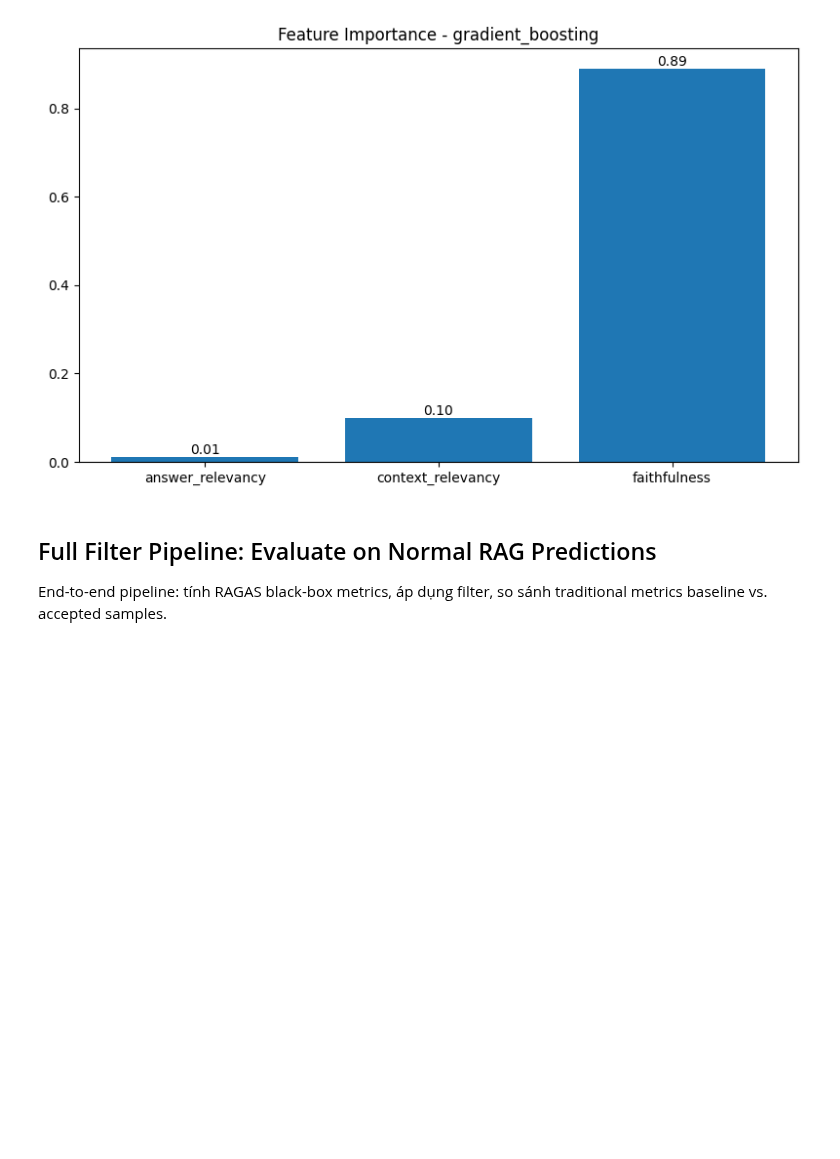
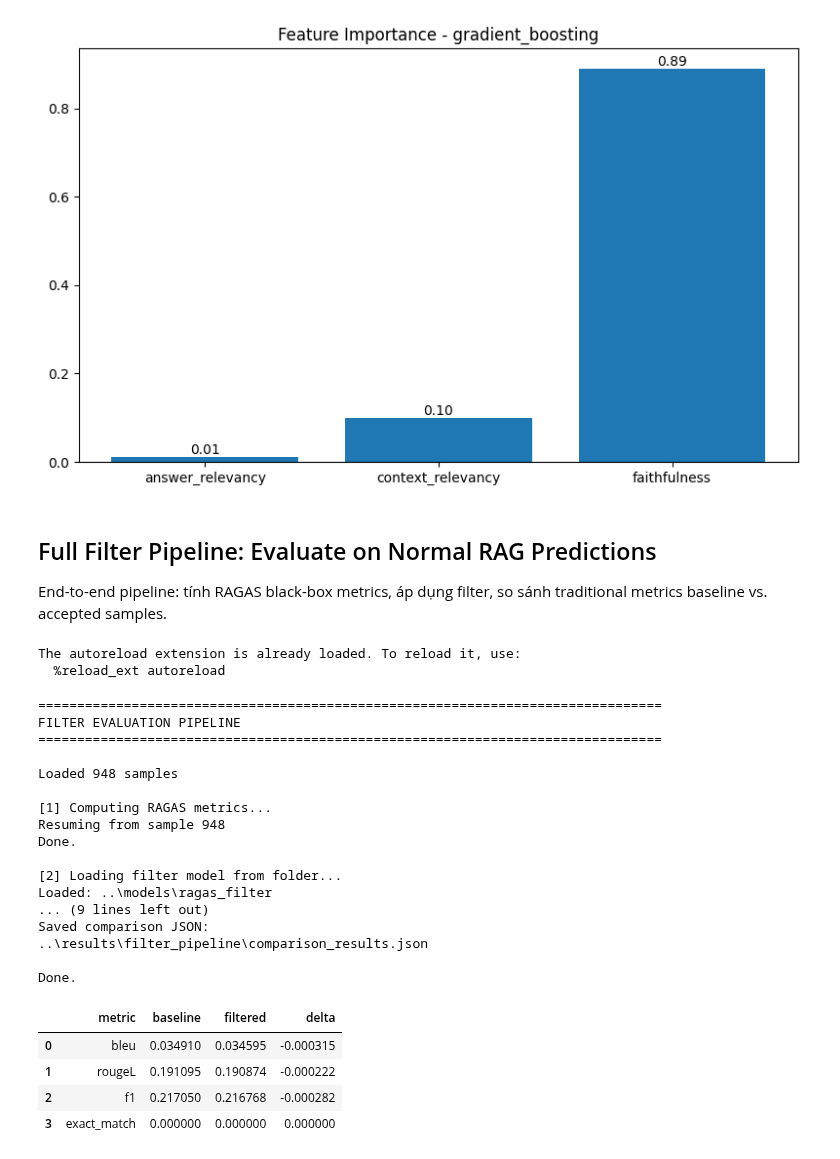
Before and after one commit to Htaaxx/ragas-evaluation, a Jupyter notebook: notebooks/filter-with-ragas.ipynb, the cells around one changed output. Cells and saved outputs as stored; diff of their text form; code cells hidden in the pictures; blank space fills up the shorter version.

Commit message:
evaluated dev asnwer after filter

```diff
--- a/notebooks/filter-with-ragas.ipynb
+++ b/notebooks/filter-with-ragas.ipynb
@@ -792,7 +792,7 @@ class FilterPipeline:
 
         evaluator = TraditionalEvaluator(
             metrics=[
-                "bertscore",
+                "bleu",
                 "rougeL",
                 "f1",
                 "exact_match",
@@ -831,7 +831,7 @@ class FilterPipeline:
         )
 
         metric_cols = [
-            "bertscore",
+            "bleu",
             "rougeL",
             "f1",
             "exact_match",
@@ -919,31 +919,58 @@ class FilterPipeline:
             "traditional_metrics": self.metric_df,
             "comparison": comparison_df,
         }
+# %% [output]
+The autoreload extension is already loaded. To reload it, use:
+  %reload_ext autoreload
 # %%
-# # ============================================================
-# # RUN PIPELINE
-# # ============================================================
-# evaluator = RAGASEvaluator(
-#     metrics=[
-#         "faithfulness",
-#         "answer_relevancy",
-#         "context_relevancy",
-#     ],
-#     llm_model="gpt-4o-mini",
-#     embedding_model="text-embedding-3-small",
-#     api_key=OPENAI_API_KEY,
-#     temperature=0,
-# )
-# pipeline = FilterPipeline(
-#     csv_path= "../results/asqa_normal_rag_predictions.csv",
-#     ragas_evaluator=evaluator,
-#     model_path= "../models/ragas_filter",
-#     output_dir= "../results/filter_pipeline",
-#     ragas_checkpoint_path= "../results/filter_pipeline/asqa_ragas_checkpoints.csv",
-# )
+# ============================================================
+# RUN PIPELINE
+# ============================================================
+evaluator = RAGASEvaluator(
+    metrics=[
+        "faithfulness",
+        "answer_relevancy",
+        "context_relevancy",
+    ],
+    llm_model="gpt-4o-mini",
+    embedding_model="text-embedding-3-small",
+    api_key=OPENAI_API_KEY,
+    temperature=0,
+)
+
+pipeline = FilterPipeline(
+    csv_path= "../results/asqa_normal_rag_predictions.csv",
+    ragas_evaluator=evaluator,
+    model_path= "../models/ragas_filter",
+    output_dir= "../results/filter_pipeline",
+    ragas_checkpoint_path= "../results/filter_pipeline/asqa_ragas_checkpoints.csv",
+)
 
 
 
-# results = pipeline.run()
+results = pipeline.run()
 
-# display(results["comparison"])
+display(results["comparison"])
+# %% [output]
+================================================================================
+FILTER EVALUATION PIPELINE
+================================================================================
+
+Loaded 948 samples
+
+[1] Computing RAGAS metrics...
+Resuming from sample 948
+Done.
+
+[2] Loading filter model from folder...
+Loaded: ..\models\ragas_filter
+... (9 lines left out)
+Saved comparison JSON:
+..\results\filter_pipeline\comparison_results.json
+
+Done.
+|  | metric | baseline | filtered | delta |
+| 0 | bleu | 0.034910 | 0.034595 | -0.000315 |
+| 1 | rougeL | 0.191095 | 0.190874 | -0.000222 |
+| 2 | f1 | 0.217050 | 0.216768 | -0.000282 |
+| 3 | exact_match | 0.000000 | 0.000000 | 0.000000 |
```
Also changed, not shown: parts of 3 cells of this notebook, 5 other files.
